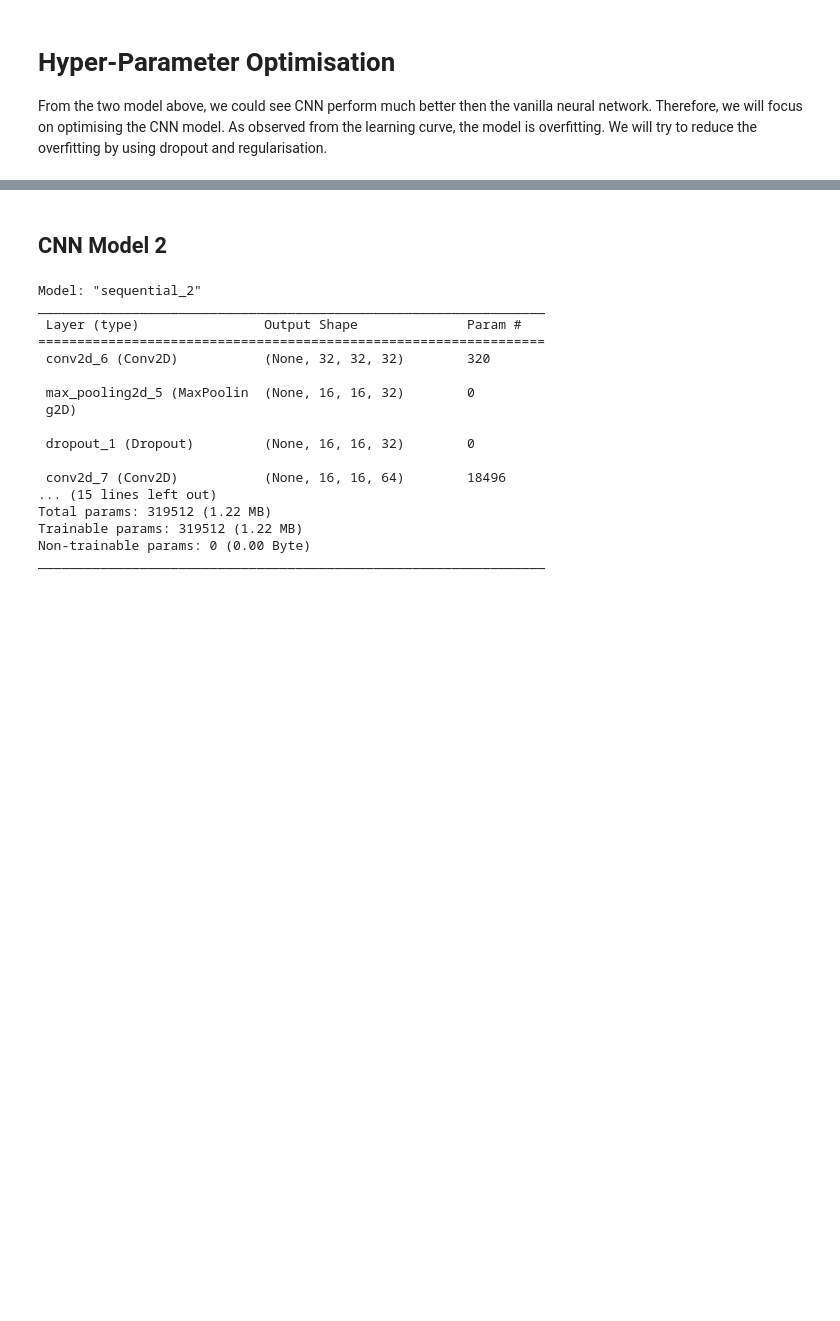
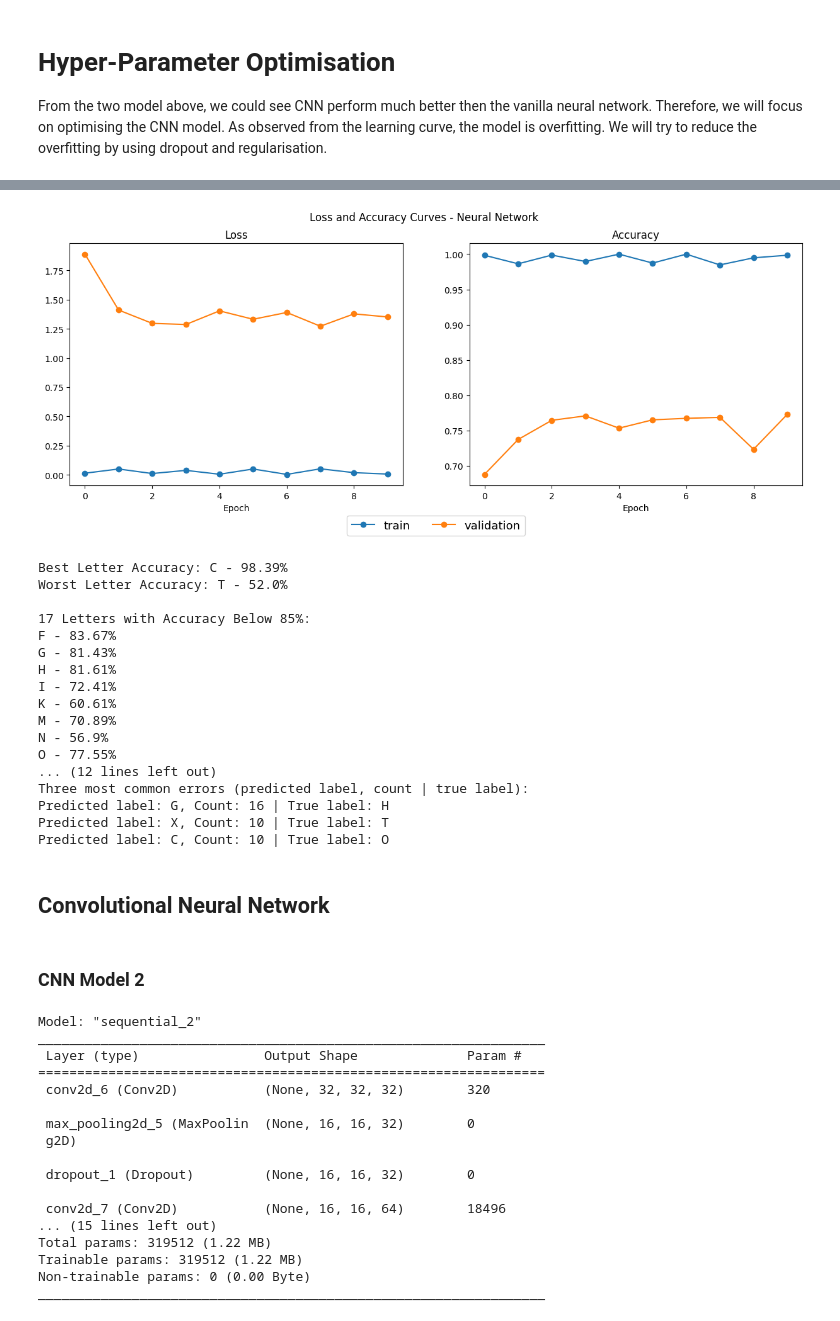
Before and after one commit to robinviltoriano/sign_language, a Jupyter notebook: Assignment3_UMLT_2024_instructions.ipynb, the cells around one changed output, grey strips where cells are left out. Drawn from its saved outputs; the diff is of its cells as text; code cells hidden in the pictures; blank space fills up the shorter version.

```diff
--- a/Assignment3_UMLT_2024_instructions.ipynb
+++ b/Assignment3_UMLT_2024_instructions.ipynb
@@ -521,0 +584,8 @@ From the two model above, we could see CNN perform much better then the vanilla
+# %%
+input_shape = X_train.shape[1:]
+
+layers = [128, 128, 64, 64, 32]
+
+model_nn = create_nn_model(input_shape, layers, optimizer=keras.optimizers.legacy.Adam, learningrate=1e-4)
+
+model_nn.summary()
@@ -522,5 +610,34 @@ From the two model above, we could see CNN perform much better then the vanilla
+# %%
+history_nn = model_nn.fit(X_train, y_train, epochs=10, batch_size=32, validation_data=(X_val, y_val), verbose=0)
+
+# MC Dropout
+y_probas_nn = np.stack([model_nn(X_val, training=True) for sample in range(100)])
+y_val_pred = y_probas_nn.mean(axis=0)
+
+evaluate_model(y_val, y_val_pred, history_nn, 'Neural Network', plot_cm_flag=False)
+# %% [output]
+[figure, added]
+Best Letter Accuracy: C - 98.39%
+Worst Letter Accuracy: T - 52.0%
+
+17 Letters with Accuracy Below 85%:
+F - 83.67%
+G - 81.43%
+H - 81.61%
+I - 72.41%
+K - 60.61%
+M - 70.89%
+N - 56.9%
+O - 77.55%
+... (12 lines left out)
+Three most common errors (predicted label, count | true label):
+Predicted label: G, Count: 16 | True label: H
+Predicted label: X, Count: 10 | True label: T
+Predicted label: C, Count: 10 | True label: O
+# %% [markdown]
+## Convolutional Neural Network
 # %% [markdown]
-## CNN Model 2
+### CNN Model 2
 # %%
 Conv2DLayer = partial(layers.Conv2D, activation='elu', kernel_initializer='he_normal', padding='same')
 
```
Also changed, not shown: parts of 27 cells of this notebook.
